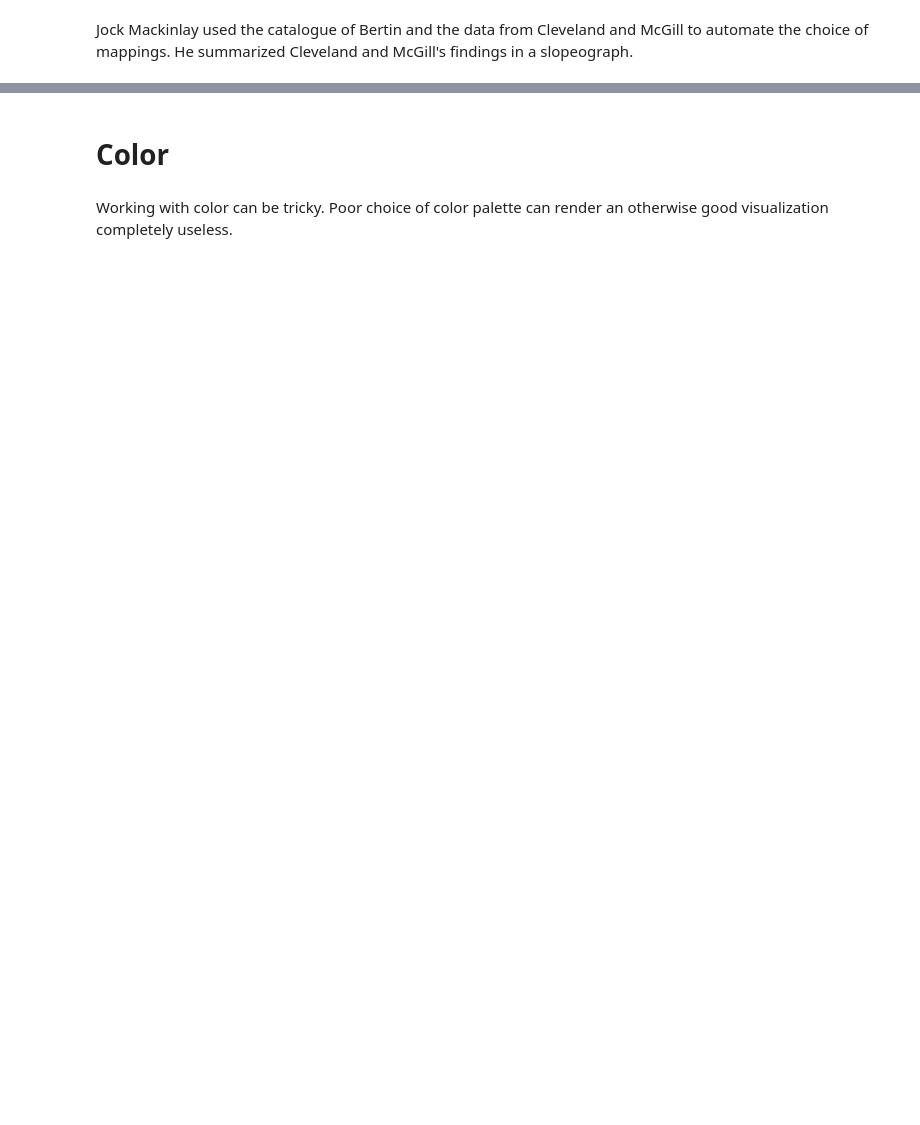
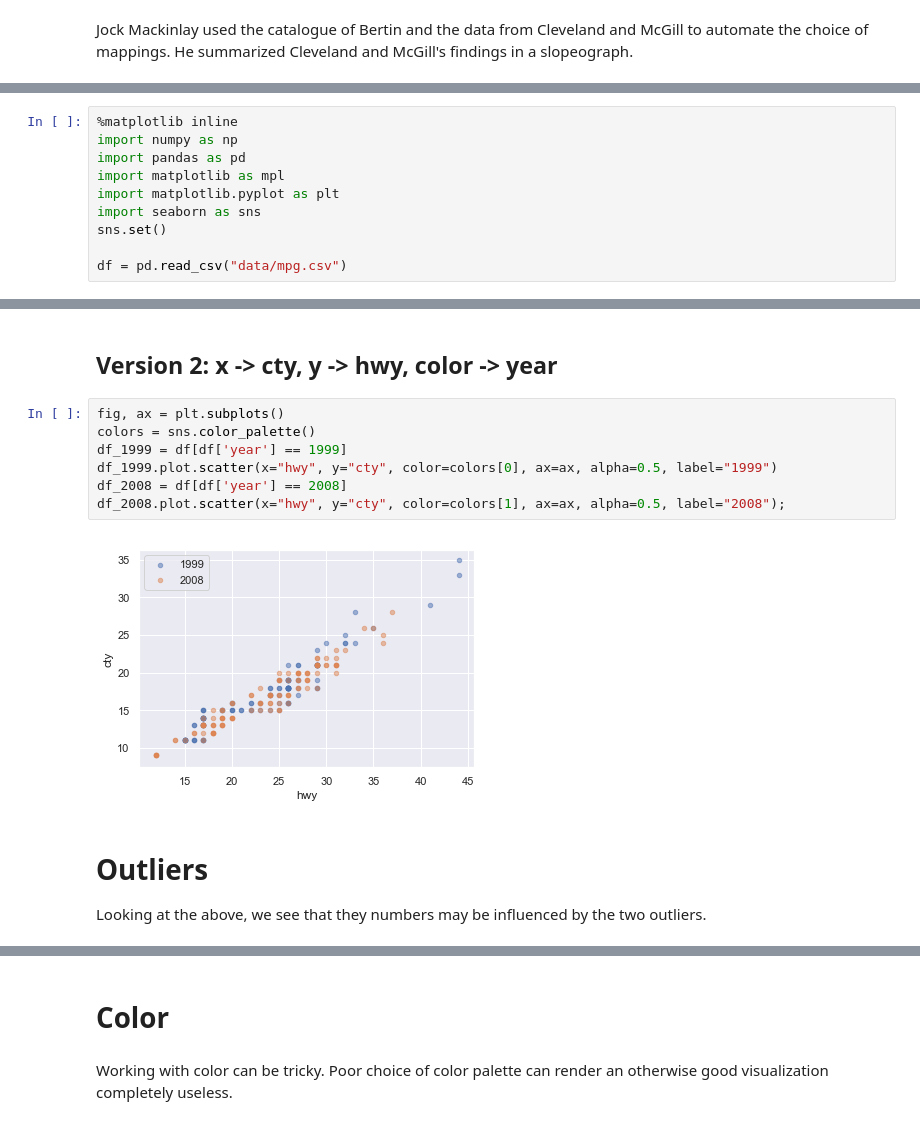
Before and after one commit to ciyer/intro-data-viz, a Jupyter notebook: part1.ipynb, the cells around one changed output, grey strips where cells are left out. Saved outputs shown, nothing was run; the diff lists cells and outputs as text; blank space fills up the shorter version.

Commit message:
example: added several mpg-data-based examples.

```diff
--- a/part1.ipynb
+++ b/part1.ipynb
@@ -332,0 +339,10 @@ Jock Mackinlay used the catalogue of Bertin and the data from Cleveland and McGi
+# %%
+%matplotlib inline
+import numpy as np
+import pandas as pd
+import matplotlib as mpl
+import matplotlib.pyplot as plt
+import seaborn as sns
+sns.set()
+
+df = pd.read_csv("data/mpg.csv")
@@ -332,0 +360,15 @@ Jock Mackinlay used the catalogue of Bertin and the data from Cleveland and McGi
+# %% [markdown]
+## Version 2: x -> cty, y -> hwy, color -> year
+# %%
+fig, ax = plt.subplots()
+colors = sns.color_palette()
+df_1999 = df[df['year'] == 1999]
+df_1999.plot.scatter(x="hwy", y="cty", color=colors[0], ax=ax, alpha=0.5, label="1999")
+df_2008 = df[df['year'] == 2008]
+df_2008.plot.scatter(x="hwy", y="cty", color=colors[1], ax=ax, alpha=0.5, label="2008");
+# %% [output]
+[figure, added]
+# %% [markdown]
+# Outliers
+
+Looking at the above, we see that they numbers may be influenced by the two outliers.
```
Also changed, not shown: parts of 10 cells of this notebook, 2 other files.
